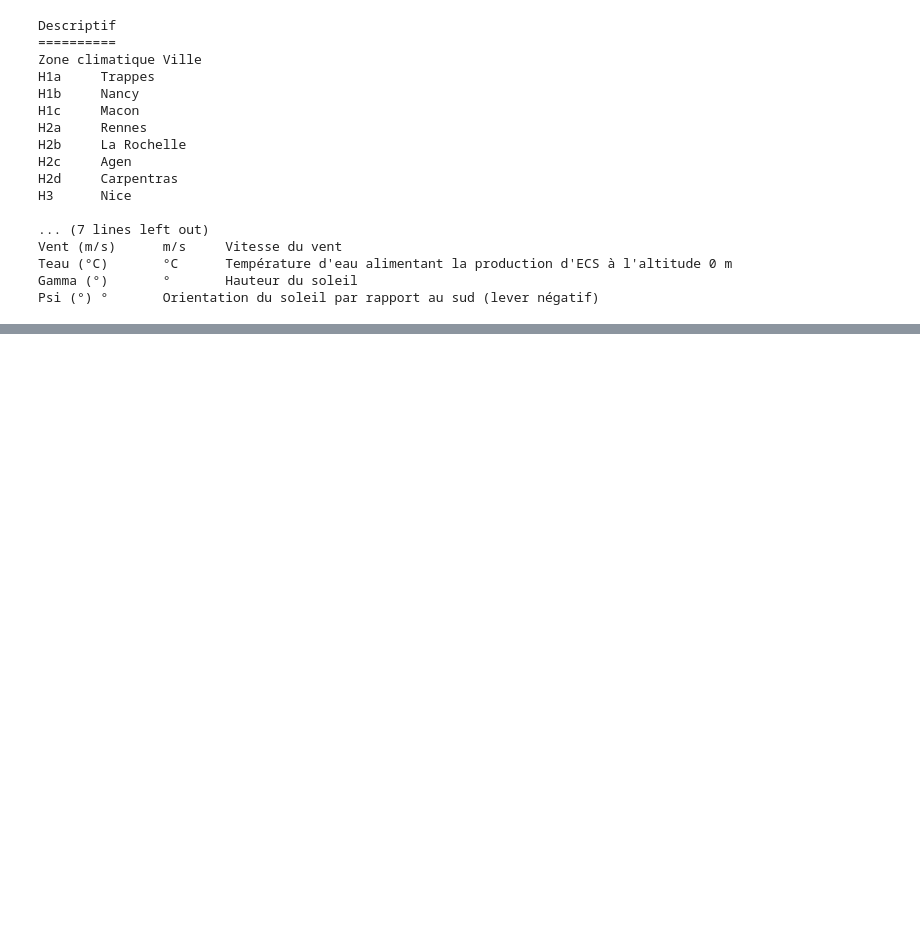
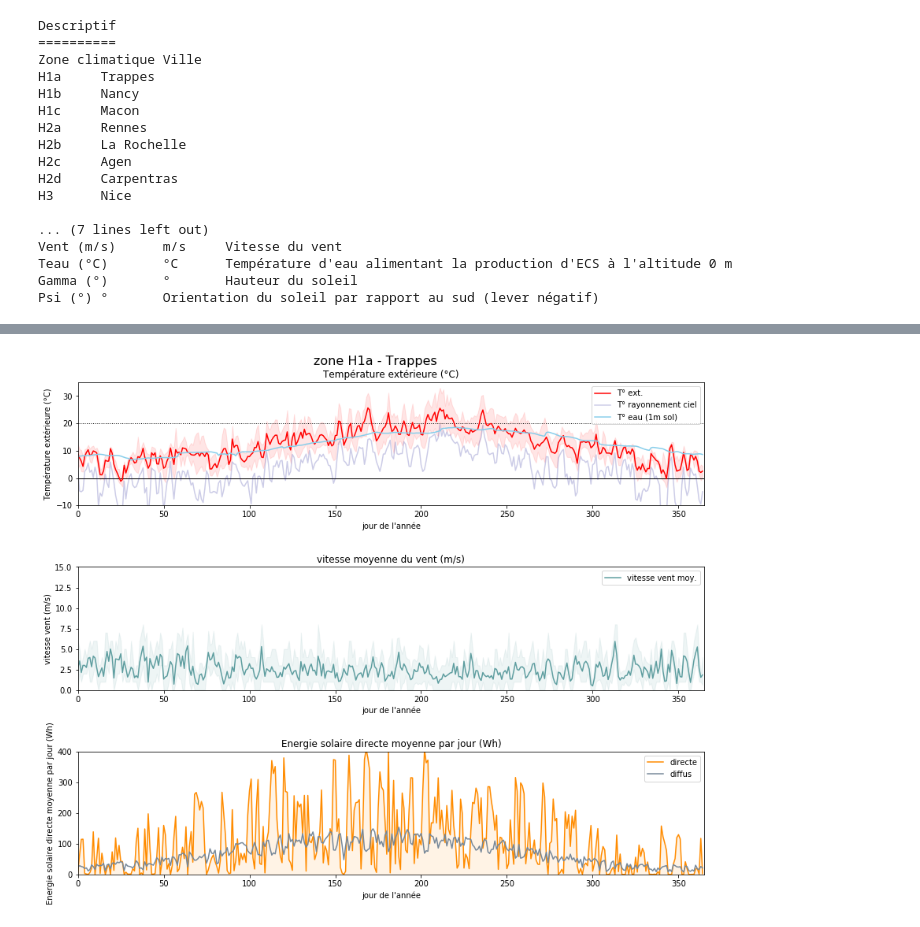
Before and after one commit to xdze2/simuthermique, a Jupyter notebook: data/Fichiers_Meteo_RT2012/viz_yearly_weather_data.ipynb, the cells around one changed output, grey strips where cells are left out. Drawn from its saved outputs; the diff is of its cells as text; code cells hidden in the pictures; blank space fills up the shorter version.

```diff
--- a/data/Fichiers_Meteo_RT2012/viz_yearly_weather_data.ipynb
+++ b/data/Fichiers_Meteo_RT2012/viz_yearly_weather_data.ipynb
@@ -9,5 +10,5 @@ doc: https://www.rt-batiment.fr/batiments-neufs/reglementation-thermique-2012/do
 # %%
-filename = './Fichiers Météo RT 2012.xls'
+filename = './FichiersMeteo_RT2012.xls'
 weather_data = xlrd.open_workbook(filename)
 # %%
 print('sheets:', ', '.join(weather_data.sheet_names()))
@@ -46,0 +43,97 @@ hours = np.array([h.value for h in datazone.col(0, start_rowx=1)])
+# %%
+villes = {'H1a': 'Trappes',
+          'H1b': 'Nancy',
+          'H1c': 'Macon',
+          'H2a': 'Rennes',
+          'H2b': 'La Rochelle',
+          'H2c': 'Agen',
+          'H2d': 'Carpentras',
+          'H3' : 'Nice'}
+# %%
+k = 0
+zc = list(villes.keys())
+# %%
+zone_climatique = zc[k]
+print(k, zone_climatique)
+k += 1
+
+# Reads columns
+variables = ['Htsmd', 'te0', 'we0', 'dirN', 'diff', 'Teciel', 'Vent', 'Teau', 'Gamma', 'Psi']
+datazone = weather_data.sheet_by_name(zone_climatique)
+data = {var:np.array([cell.value for cell in datazone.col(c, start_rowx=1)])
+        for c, var in enumerate(variables)}
+
+fig = plt.figure(figsize=(12, 10))
+nbr_graph = 3
+
+# === Temperature ===
+ax1 = plt.subplot(nbr_graph, 1, 1)
+
+T_ext_grid = data['te0'].reshape(-1, 24).T
+T_ciel_grid = data['Teciel'].reshape(-1, 24).T
+T_eau_grid = data['Teau'].reshape(-1, 24).T
+
+plt.axhline(y=0, linewidth=1, color='black');
+plt.axhline(y=20, linewidth=1, linestyle=':', color='black');
+
+# T_ext
+plt.plot(T_ext_grid.mean(axis=0), color='r', label='T° ext.')
+x = np.arange(T_ext_grid.shape[1])
+plt.fill_between(x, T_ext_grid.min(axis=0), T_ext_grid.max(axis=0), color='red', alpha=0.1);
+
+# T_ciel
+#plt.plot(T_ciel_grid.max(axis=0), color='skyblue', label='T° eau (1m sol)')
+plt.plot(T_ciel_grid.mean(axis=0), color='darkblue', label='T° rayonnement ciel', alpha=0.2)
+#plt.plot(T_ciel_grid.min(axis=0), color='skyblue', label='T° eau (1m sol)')
+
+# T_eau
+plt.plot(T_eau_grid.mean(axis=0), color='skyblue', label='T° eau (1m sol)')
+
+plt.xlim(0, T_ext_grid.shape[1]); #plt.title("Température extérieure (°C)");
+plt.ylabel("Température extérieure (°C)");
+plt.legend(); plt.xlabel("jour de l'année");
+plt.title("Température extérieure (°C)");
+plt.ylim((-10, 35))
+
+# === Vent ===
+ax1 = plt.subplot(nbr_graph, 1, 2, sharex=ax1)
+vent_grid = data['Vent'].reshape(-1, 24).T
+
+plt.plot(vent_grid.mean(axis=0), color='cadetblue', label='vitesse vent moy.')
+x = np.arange(T_ext_grid.shape[1])
+plt.fill_between(x, vent_grid.min(axis=0), vent_grid.max(axis=0), color='cadetblue', alpha=0.1);
+
+plt.xlim(0, T_ext_grid.shape[1]); plt.title("vitesse moyenne du vent (m/s)");
+plt.ylabel("vitesse vent (m/s)"); plt.xlabel("jour de l'année");
+plt.legend();
+plt.ylim((0, 15))
+
+# === Soleil ===
+ax2 = plt.subplot(nbr_graph, 1, 3, sharex=ax1)
+ax2.set_title(f'{zone_climatique} {villes[zone_climatique]}')
+
+dirN_grid = data['dirN'].reshape(-1, 24).T
+diff_grid = data['diff'].reshape(-1, 24).T
+plt.plot(dirN_grid.sum(axis=0)/24, color='darkorange', label='directe')
+plt.fill_between(x, np.zeros_like(x), dirN_grid.sum(axis=0)/24, color='darkorange', alpha=0.1);
+
+plt.plot(diff_grid.sum(axis=0)/24, color='lightslategray', label='diffus')
+#plt.fill_between(x, np.zeros_like(x), diff_grid.sum(axis=0)/24, color='lightslategray', alpha=0.1);
+
+plt.legend();
+plt.xlim(0, T_ext_grid.shape[1]); plt.title("Energie solaire directe moyenne par jour (Wh)");
+plt.ylabel("Energie solaire directe moyenne par jour (Wh)");
+plt.ylim((0, 400))
+
+
+#plt.fill_between(x, np.zeros_like(x), dirN_grid.sum(axis=0)/24, color='darkorange', alpha=0.1);
+
+
+
+plt.xlabel("jour de l'année");
+fig.suptitle(f'zone {zone_climatique} - {villes[zone_climatique]}', fontsize=16)
+
+plt.tight_layout(rect=(0, 0, 1, 0.97))
+filename = f'{zone_climatique}_{villes[zone_climatique]}.svg'
+plt.savefig(filename)
+# %% [output]
@@ -47 +141,2 @@ hours = np.array([h.value for h in datazone.col(0, start_rowx=1)])
+[figure, added]
 # %%
```
Also changed, not shown: parts of 9 cells of this notebook, 9 other files.
